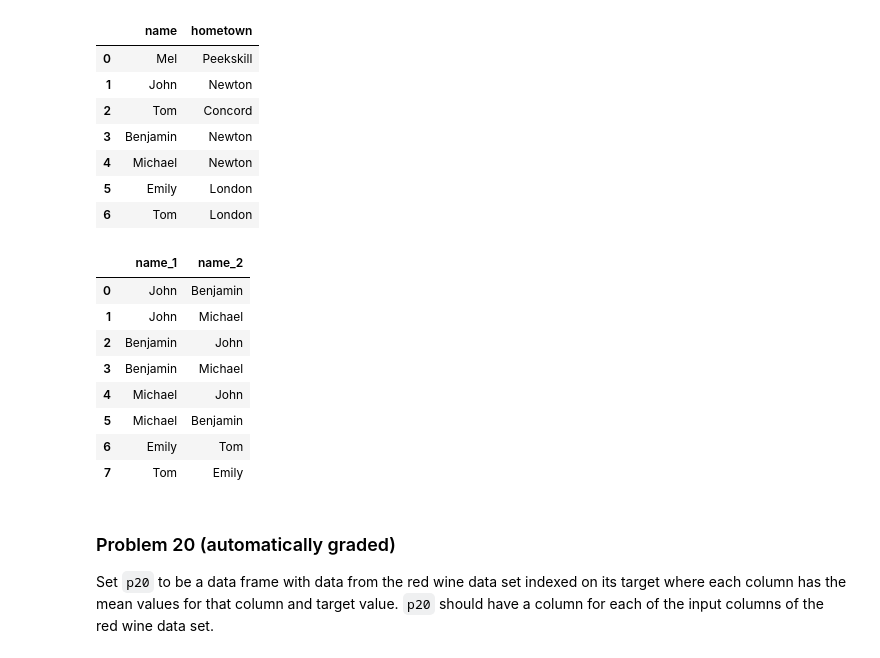
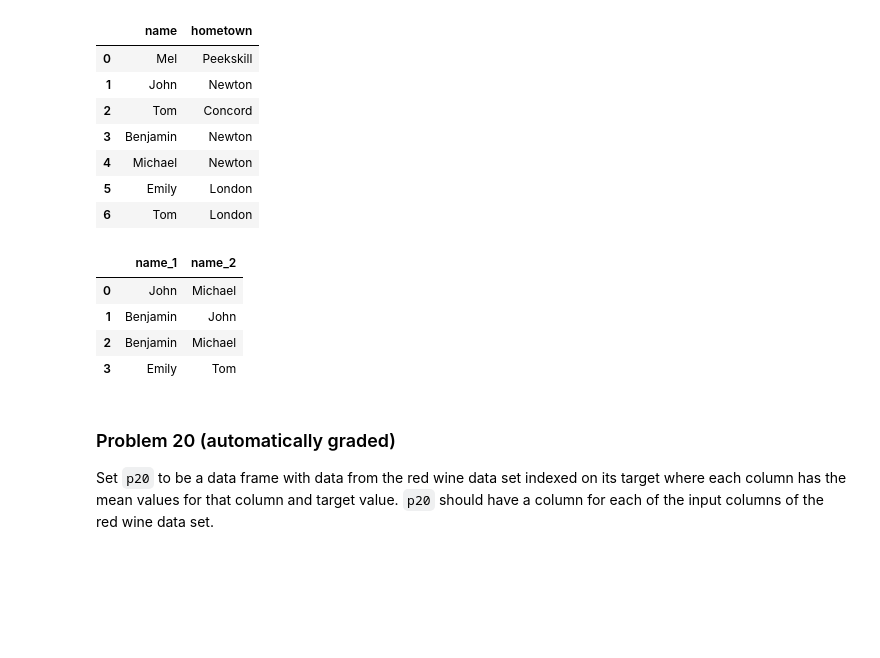
Before and after one commit to jeffwu7/dx602-homework-10, a Jupyter notebook: homework.ipynb, the cells around one changed output. Cells and saved outputs as stored; diff of their text form; code cells hidden in the pictures; blank space fills up the shorter version.

```diff
--- a/homework.ipynb
+++ b/homework.ipynb
@@ -439,26 +439,29 @@ q19
 # %%
 # YOUR CHANGES HERE
 
 # q19.groupby("hometown")
 
-p19 = q19.merge(q19, on="hometown")
-# print(p19)
+# p19 = q19.merge(q19, on="hometown")
+# # print(p19)
 
-p19 = p19[p19["name_x"] != p19["name_y"]][["name_x", "name_y"]] \
-    .reset_index(drop=True) \
-    .rename(columns={"name_x": "name_1", "name_y": "name_2"})
+# p19 = p19[p19["name_x"] != p19["name_y"]][["name_x", "name_y"]] \
+#     .reset_index(drop=True) \
+#     .rename(columns={"name_x": "name_1", "name_y": "name_2"})
+
+p19 = (
+    q19.merge(q19, on="hometown") \
+    .query("name_x < name_y")[["name_x", "name_y"]] \
+    .rename(columns={"name_x": "name_1", "name_y": "name_2"}) \
+    .reset_index(drop=True)
+)
 
 p19
 # %% [output]
 |  | name_1 | name_2 |
-| 0 | John | Benjamin |
-| 1 | John | Michael |
-| 2 | Benjamin | John |
-| 3 | Benjamin | Michael |
-| 4 | Michael | John |
-| 5 | Michael | Benjamin |
-| 6 | Emily | Tom |
-| 7 | Tom | Emily |
+| 0 | John | Michael |
+| 1 | Benjamin | John |
+| 2 | Benjamin | Michael |
+| 3 | Emily | Tom |
 # %% [markdown]
 ### Problem 20 (automatically graded)
 
```
Also changed, not shown: parts of 2 cells of this notebook.
